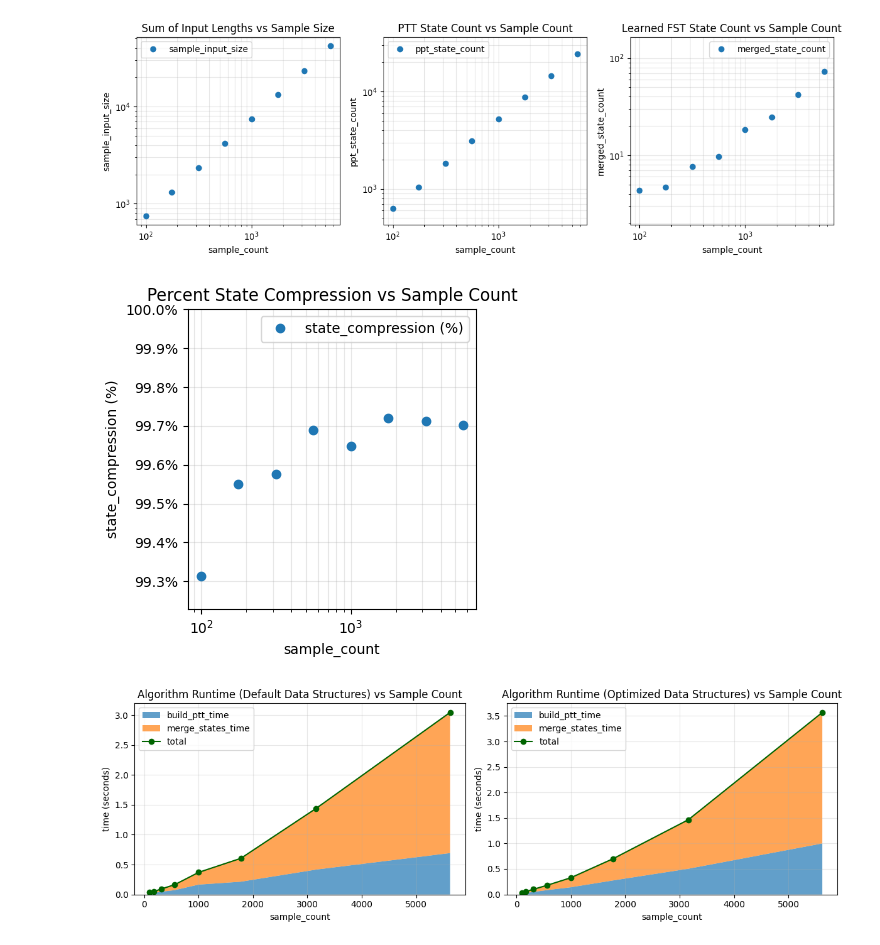
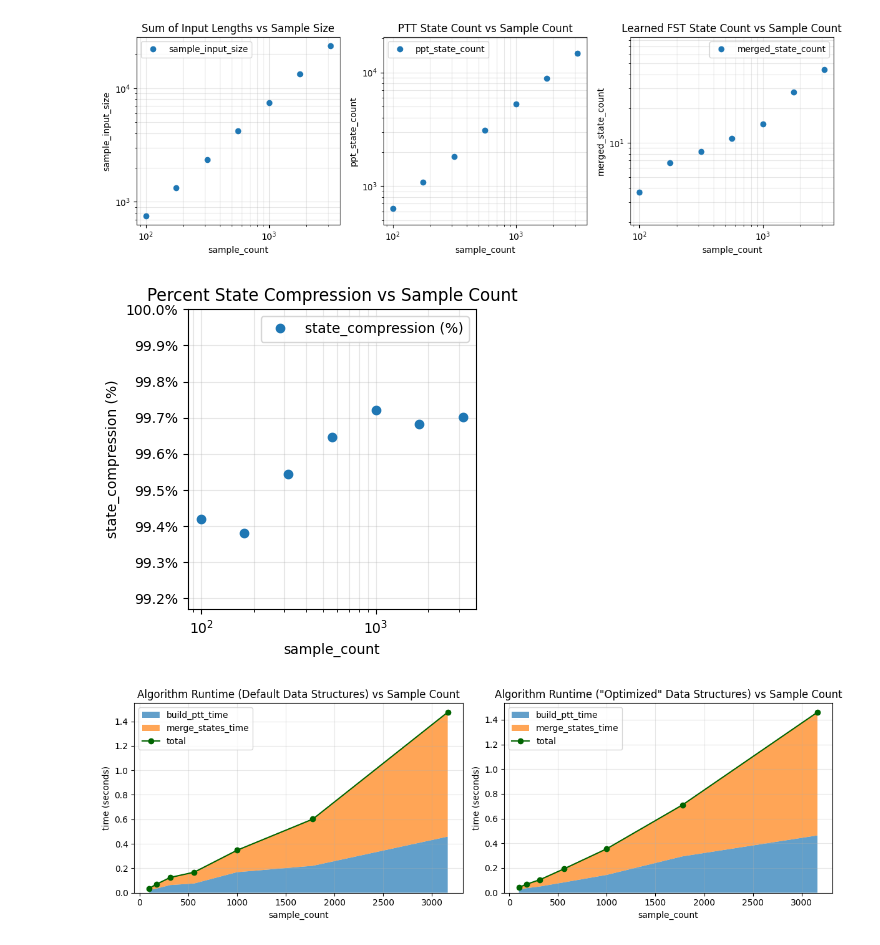
Before and after one commit to LiamSchilling/state-merging, a Jupyter notebook: notebooks/experiments/01_cmudict_g2p.ipynb, the cells around one changed output. Saved outputs shown, nothing was run; the diff lists cells and outputs as text; code cells hidden in the pictures.

```diff
--- a/notebooks/experiments/01_cmudict_g2p.ipynb
+++ b/notebooks/experiments/01_cmudict_g2p.ipynb
@@ -79,6 +79,6 @@ output alphabet: {'ER0', 'OW2', 'AW0', 'OW0', 'IH2', 'AY2', 'AH1', 'L', 'SH', 'E
 # %%
 iterations: int = 3
-target_sample_sizes: list[int] = [int(10 ** (i / 4 + 2)) for i in range(8)]
+target_sample_sizes: list[int] = [int(10 ** (i / 4 + 2)) for i in range(7)]
 
 print(
     f"to run {iterations} iterations of OSTIA with randomized merge order",
@@ -107,10 +107,10 @@ for k in target_sample_sizes:
             concat=lambda v1, v2: cast(list[str], v1) + cast(list[str], v2),
             choose_transition=lambda _, trs: random.choice(list(trs)),
             search_iter=lambda _, qs: random.sample(list(qs), k=len(qs)),
-            empty_fst_state_set=set(),
+            empty_state_set=set(),
             empty_transition_mapping={},
             empty_final_output_mapping={},
-            make_empty_visited_state_set=lambda _: set(),
+            make_empty_state_set=lambda _: set(),
             make_default_populated_mapping=lambda qs: {q: [] for q in qs},
             state_supply=count()
         )
@@ -122,10 +122,10 @@ for k in target_sample_sizes:
             concat=lambda v1, v2: cast(list[str], v1) + cast(list[str], v2),
             choose_transition=lambda _, trs: random.choice(list(trs)),
             search_iter=lambda _, qs: random.sample(list(qs), k=len(qs)),
-            empty_fst_state_set=DenseIntSet(),
+            empty_state_set=DenseIntSet(),
             empty_transition_mapping={},
             empty_final_output_mapping=DenseIntDict(),
-            make_empty_visited_state_set=lambda qs: DenseIntSet(size=len(qs)),
+            make_empty_state_set=lambda qs: DenseIntSet(size=len(qs)),
             make_default_populated_mapping=lambda qs: DenseIntDict(size=len(qs), init=list),
             state_supply=count()
         )
@@ -206,7 +204,7 @@ for i in [0, 1, 2]:
 plt.tight_layout()
 plt.show()
 # %% [output]
-[figure, old version]
+[figure, new version]
 # %%
 # type: ignore
 
@@ -224,7 +222,7 @@ axes.legend()
 plt.tight_layout()
 plt.show()
 # %% [output]
-[figure, old version]
+[figure, new version]
 # %%
 # type: ignore
 
@@ -232,32 +230,32 @@ fig, axes = plt.subplots(1, 2, figsize=(12, 4))
 
 titles = [
     'Algorithm Runtime (Default Data Structures) vs Sample Count',
-    'Algorithm Runtime (Optimized Data Structures) vs Sample Count'
+    'Algorithm Runtime ("Optimized" Data Structures) vs Sample Count'
 ]
 
 for i in range(len(rs)):
 
     axes[i].stackplot(
         rs[i].sample_count,
         rs[i].build_ptt_time,
         rs[i].merge_states_time,
         labels=['build_ptt_time', 'merge_states_time'],
         alpha=0.7
     )
 
     total_time = [
         b + m
         for b, m in zip(rs[i].build_ptt_time, rs[i].merge_states_time)
     ]
 
     axes[i].plot(r.sample_count, total_time, 'o-', color='darkgreen', label='total')
     axes[i].set_title(titles[i])
     axes[i].set_xlabel('sample_count')
     axes[i].set_ylabel('time (seconds)')
     axes[i].grid(True, which='both', alpha=alpha)
     axes[i].legend()
 
 plt.tight_layout()
 plt.show()
 # %% [output]
-[figure, old version]
+[figure, new version]
```
Also changed, not shown: parts of 3 cells of this notebook, 5 other files.
